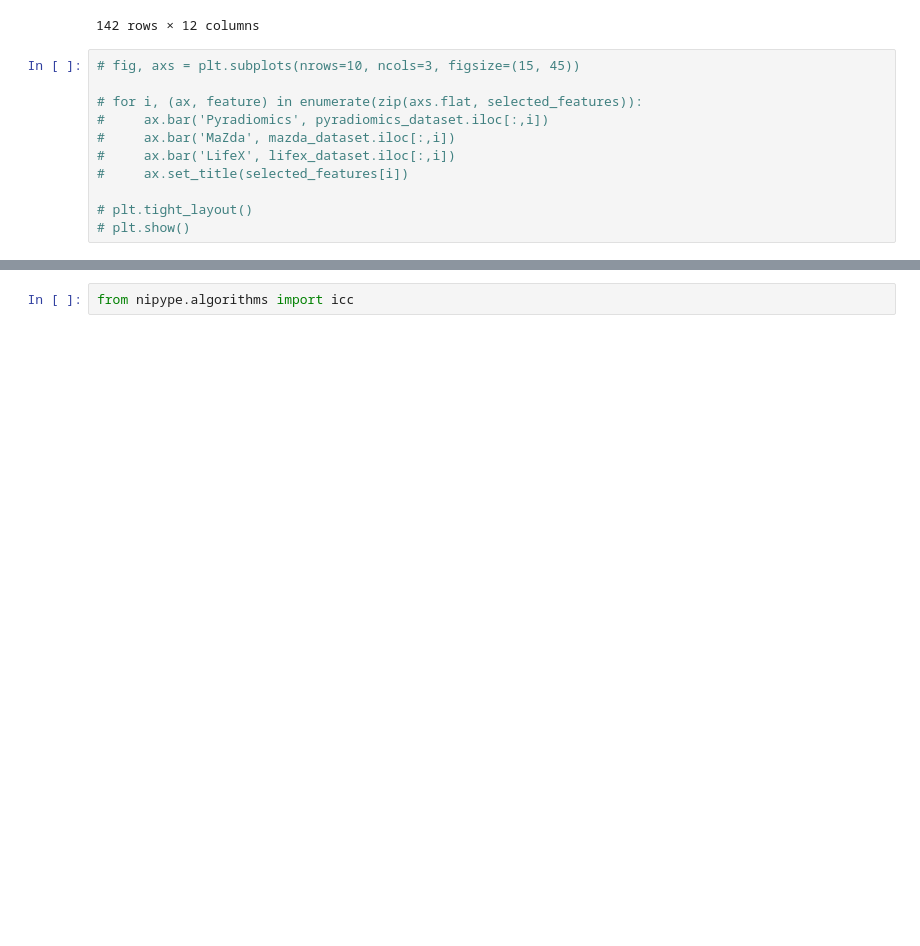
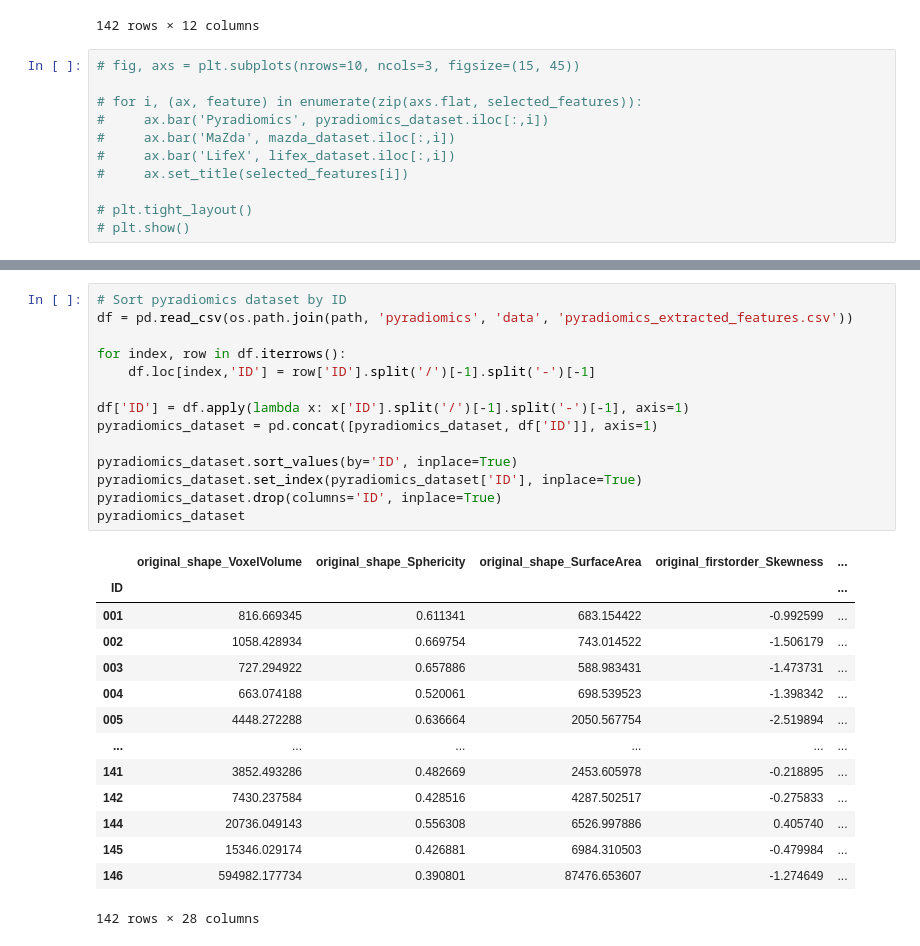
Before and after one commit to manos-mark/radiomics-features-extraction, a Jupyter notebook: feature visualization.ipynb, the cells around one changed output, grey strips where cells are left out. Saved outputs shown, nothing was run; the diff lists cells and outputs as text; blank space fills up the shorter version.

```diff
--- a/feature visualization.ipynb
+++ b/feature visualization.ipynb
@@ -318,3 +326,30 @@ plt.show()
-# %%
-from nipype.algorithms import icc
+# %%
+# Sort pyradiomics dataset by ID
+df = pd.read_csv(os.path.join(path, 'pyradiomics', 'data', 'pyradiomics_extracted_features.csv'))
+
+for index, row in df.iterrows():
+    df.loc[index,'ID'] = row['ID'].split('/')[-1].split('-')[-1]
+
+df['ID'] = df.apply(lambda x: x['ID'].split('/')[-1].split('-')[-1], axis=1)
+pyradiomics_dataset = pd.concat([pyradiomics_dataset, df['ID']], axis=1)
+
+pyradiomics_dataset.sort_values(by='ID', inplace=True)
+pyradiomics_dataset.set_index(pyradiomics_dataset['ID'], inplace=True)
+pyradiomics_dataset.drop(columns='ID', inplace=True)
+pyradiomics_dataset
+# %% [output]
+|  | original_shape_VoxelVolume | original_shape_Sphericity | original_shape_SurfaceArea | original_firstorder_Skewness | ... |
+| ID |  |  |  |  | ... |
+| 001 | 816.669345 | 0.611341 | 683.154422 | -0.992599 | ... |
+| 002 | 1058.428934 | 0.669754 | 743.014522 | -1.506179 | ... |
+| 003 | 727.294922 | 0.657886 | 588.983431 | -1.473731 | ... |
+| 004 | 663.074188 | 0.520061 | 698.539523 | -1.398342 | ... |
+| 005 | 4448.272288 | 0.636664 | 2050.567754 | -2.519894 | ... |
+| ... | ... | ... | ... | ... | ... |
+| 141 | 3852.493286 | 0.482669 | 2453.605978 | -0.218895 | ... |
+| 142 | 7430.237584 | 0.428516 | 4287.502517 | -0.275833 | ... |
+| 144 | 20736.049143 | 0.556308 | 6526.997886 | 0.405740 | ... |
+| 145 | 15346.029174 | 0.426881 | 6984.310503 | -0.479984 | ... |
+| 146 | 594982.177734 | 0.390801 | 87476.653607 | -1.274649 | ... |
+142 rows × 28 columns
 # %%
```
Also changed, not shown: parts of 10 cells of this notebook, 6 other files.
